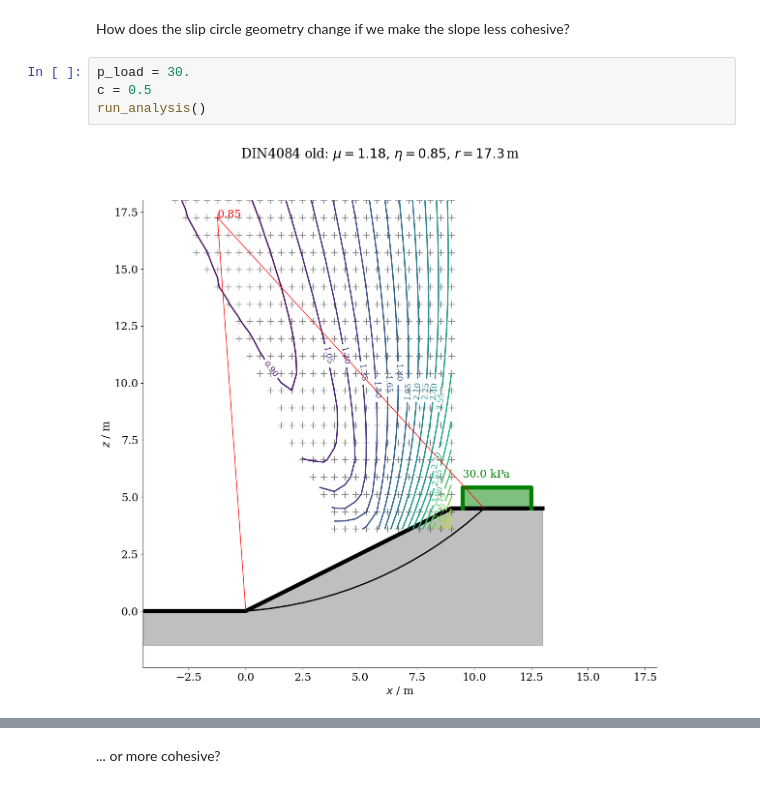
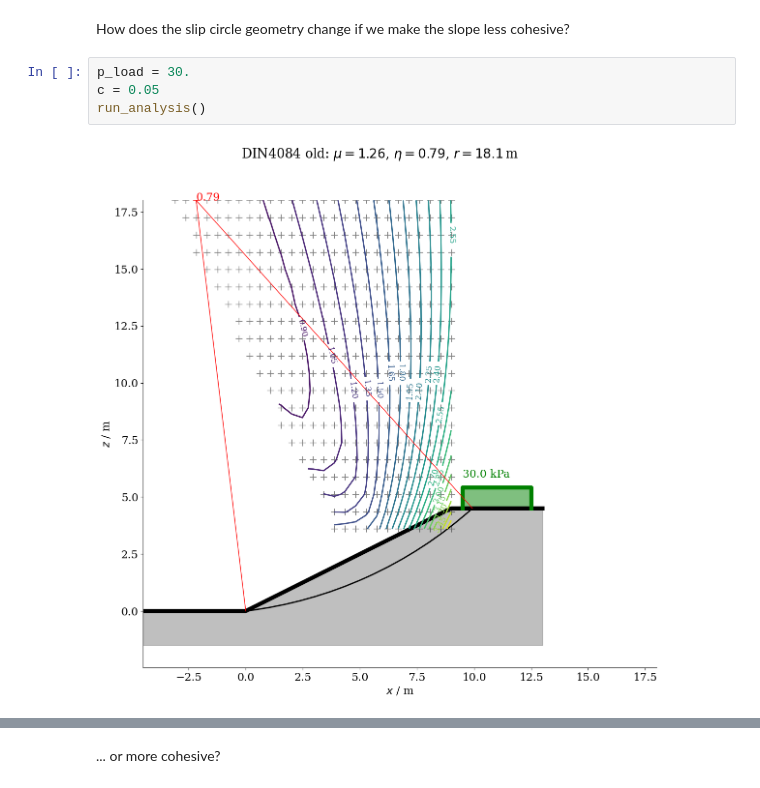
Before and after one commit to nagelt/Teaching_Scripts, a Jupyter notebook: slope_stability.ipynb, the cells around one changed output, grey strips where cells are left out. Drawn from its saved outputs; the diff is of its cells as text.

```diff
--- a/slope_stability.ipynb
+++ b/slope_stability.ipynb
@@ -77,10 +77,10 @@ run_analysis_new()
 How does the slip circle geometry change if we make the slope less cohesive?
 # %%
 p_load = 30.
-c = 0.5
+c = 0.05
 run_analysis()
 # %% [output]
-[figure, old version]
+[figure, new version]
 # %%
 run_analysis_new()
 # %% [output]
```
Also changed, not shown: parts of 5 cells of this notebook, 7 other files.
